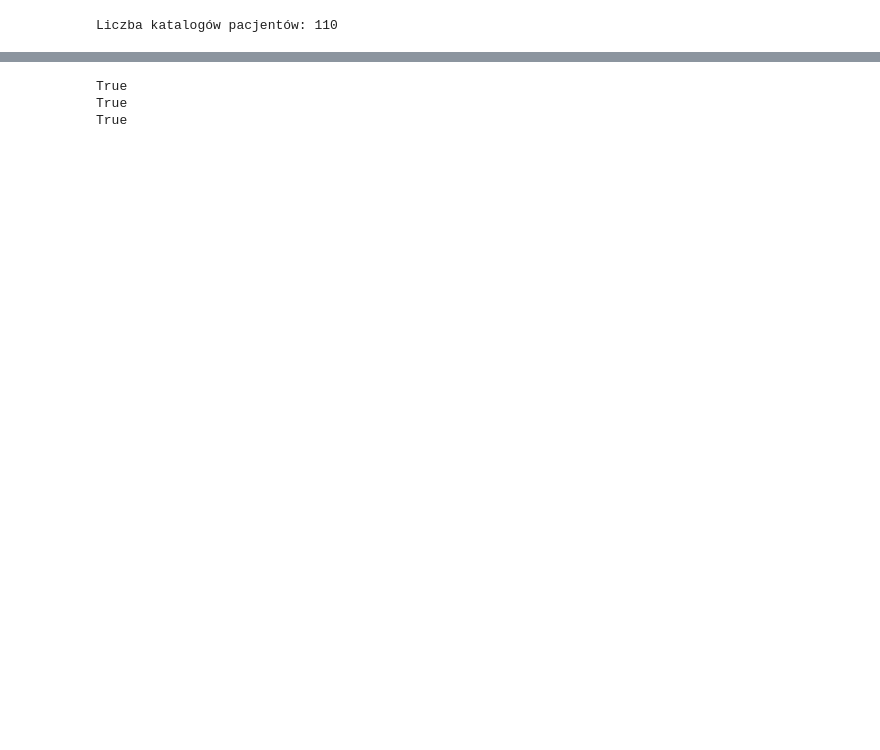
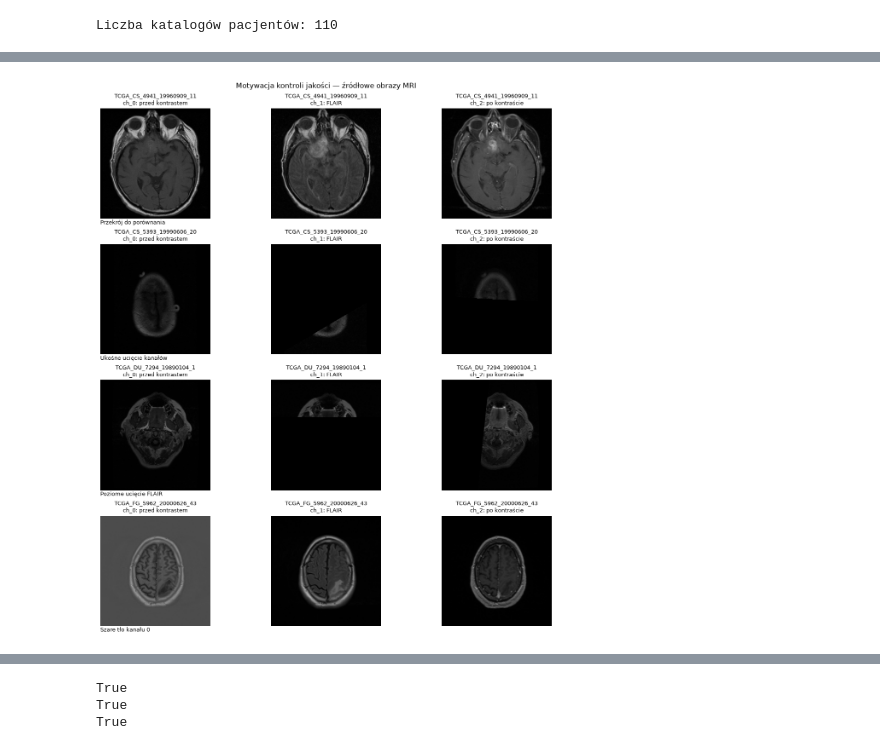
Before and after one commit to m1hu/inzynierka, a Jupyter notebook: notebooks/01_data_exploration.ipynb, the cells around one changed output, grey strips where cells are left out. Cells and saved outputs as stored; diff of their text form; code cells hidden in the pictures; blank space fills up the shorter version.

```diff
--- a/notebooks/01_data_exploration.ipynb
+++ b/notebooks/01_data_exploration.ipynb
@@ -49,0 +65,36 @@ Liczba katalogów pacjentów: 110
+# %%
+# Ręcznie wybrane przypadki motywujące rozszerzenie audytu.
+quality_examples = [
+    ("TCGA_CS_4941_19960909", 11, "Przekrój do porównania"),
+    ("TCGA_CS_5393_19990606", 20, "Ukośne ucięcie kanałów"),
+    ("TCGA_DU_7294_19890104", 1, "Poziome ucięcie FLAIR"),
+    ("TCGA_FG_5962_20000626", 43, "Szare tło kanału 0"),
+]
+quality_channel_names = ["przed kontrastem", "FLAIR", "po kontraście"]
+quality_fig, quality_axes = plt.subplots(
+    len(quality_examples), 3, figsize=(12, 13), constrained_layout=True
+)
+quality_fig.suptitle("Motywacja kontroli jakości — źródłowe obrazy MRI")
+
+for row_index, (patient_id, slice_id, observation) in enumerate(quality_examples):
+    quality_path = data_dir / patient_id / f"{patient_id}_{slice_id}.tif"
+    quality_image = tifffile.imread(quality_path)
+    for channel_index in range(3):
+        quality_ax = quality_axes[row_index, channel_index]
+        quality_ax.imshow(
+            quality_image[:, :, channel_index], cmap="gray", vmin=0, vmax=255
+        )
+        quality_ax.set_title(
+            f"{quality_path.stem}\n"
+            f"ch_{channel_index}: {quality_channel_names[channel_index]}",
+            fontsize=9,
+        )
+        quality_ax.axis("off")
+    quality_axes[row_index, 0].text(
+        0, -0.05, observation,
+        transform=quality_axes[row_index, 0].transAxes, fontsize=9,
+    )
+
+plt.show()
+# %% [output]
+[figure, added]
```
Also changed, not shown: parts of 32 cells of this notebook, 6 other files.
